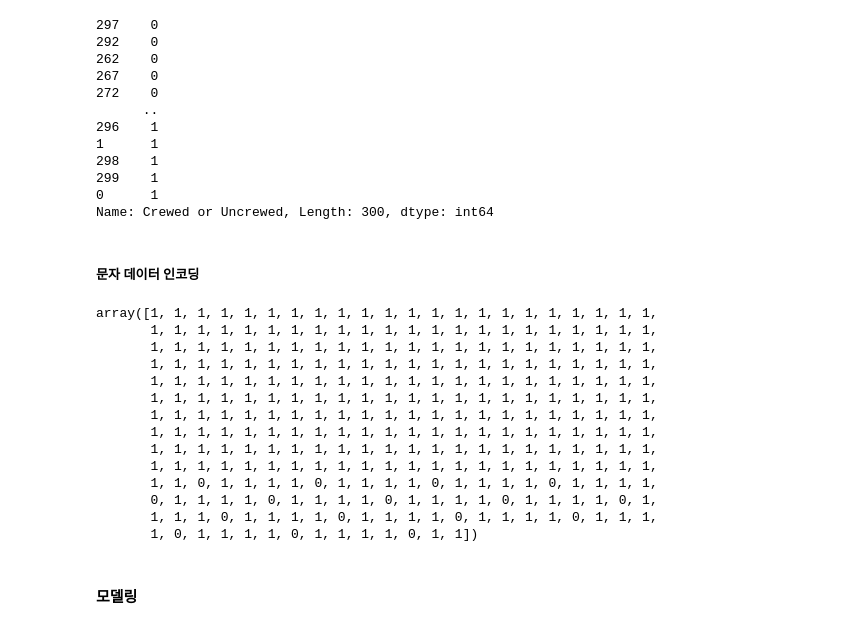
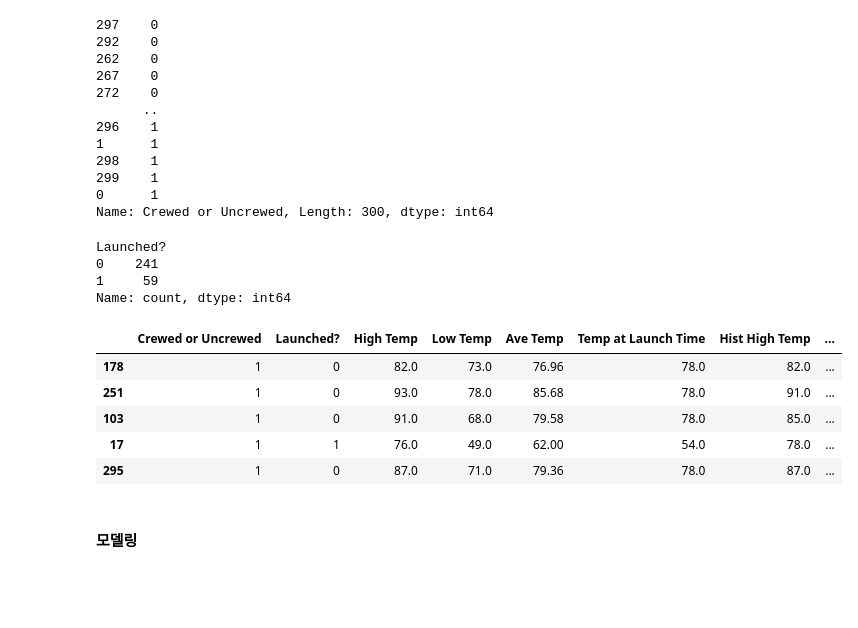
Before and after one commit to jimena1lee/pythonmlproject, a Jupyter notebook: 04_RocketLaunch.ipynb, the cells around one changed output. Saved outputs shown, nothing was run; the diff lists cells and outputs as text; code cells hidden in the pictures; blank space fills up the shorter version.

```diff
--- a/04_RocketLaunch.ipynb
+++ b/04_RocketLaunch.ipynb
@@ -242,29 +251,24 @@ rocket['Crewed or Uncrewed'].sort_values()
 299    1
 0      1
 Name: Crewed or Uncrewed, Length: 300, dtype: int64
+# %%
+rocket['Launched?'].value_counts(dropna=False)
+# %% [output]
+Launched?
+0    241
+1     59
+Name: count, dtype: int64
 # %%
 rocket['Launched?'] = rocket['Launched?'].map({'Y':1, 'N':0})
-# %% [markdown]
-##### 문자 데이터 인코딩
-# %%
-from sklearn.preprocessing import LabelEncoder
-le = LabelEncoder()
-le.fit_transform(rocket['Crewed or Uncrewed'])
-# %% [output]
-array([1, 1, 1, 1, 1, 1, 1, 1, 1, 1, 1, 1, 1, 1, 1, 1, 1, 1, 1, 1, 1, 1,
-       1, 1, 1, 1, 1, 1, 1, 1, 1, 1, 1, 1, 1, 1, 1, 1, 1, 1, 1, 1, 1, 1,
-       1, 1, 1, 1, 1, 1, 1, 1, 1, 1, 1, 1, 1, 1, 1, 1, 1, 1, 1, 1, 1, 1,
-       1, 1, 1, 1, 1, 1, 1, 1, 1, 1, 1, 1, 1, 1, 1, 1, 1, 1, 1, 1, 1, 1,
-       1, 1, 1, 1, 1, 1, 1, 1, 1, 1, 1, 1, 1, 1, 1, 1, 1, 1, 1, 1, 1, 1,
-       1, 1, 1, 1, 1, 1, 1, 1, 1, 1, 1, 1, 1, 1, 1, 1, 1, 1, 1, 1, 1, 1,
-       1, 1, 1, 1, 1, 1, 1, 1, 1, 1, 1, 1, 1, 1, 1, 1, 1, 1, 1, 1, 1, 1,
-       1, 1, 1, 1, 1, 1, 1, 1, 1, 1, 1, 1, 1, 1, 1, 1, 1, 1, 1, 1, 1, 1,
-       1, 1, 1, 1, 1, 1, 1, 1, 1, 1, 1, 1, 1, 1, 1, 1, 1, 1, 1, 1, 1, 1,
-       1, 1, 1, 1, 1, 1, 1, 1, 1, 1, 1, 1, 1, 1, 1, 1, 1, 1, 1, 1, 1, 1,
-       1, 1, 0, 1, 1, 1, 1, 0, 1, 1, 1, 1, 0, 1, 1, 1, 1, 0, 1, 1, 1, 1,
-       0, 1, 1, 1, 1, 0, 1, 1, 1, 1, 0, 1, 1, 1, 1, 0, 1, 1, 1, 1, 0, 1,
-       1, 1, 1, 0, 1, 1, 1, 1, 0, 1, 1, 1, 1, 0, 1, 1, 1, 1, 0, 1, 1, 1,
-       1, 0, 1, 1, 1, 1, 0, 1, 1, 1, 1, 0, 1, 1])
+# %%
+rocket.sample(5)
+# %% [output]
+|  | Crewed or Uncrewed | Launched? | High Temp | Low Temp | Ave Temp | Temp at Launch Time | Hist High Temp | ... |
+| 178 | 1 | 0 | 82.0 | 73.0 | 76.96 | 78.0 | 82.0 | ... |
+| 251 | 1 | 0 | 93.0 | 78.0 | 85.68 | 78.0 | 91.0 | ... |
+| 103 | 1 | 0 | 91.0 | 68.0 | 79.58 | 78.0 | 85.0 | ... |
+| 17 | 1 | 1 | 76.0 | 49.0 | 62.00 | 54.0 | 78.0 | ... |
+| 295 | 1 | 0 | 87.0 | 71.0 | 79.36 | 78.0 | 87.0 | ... |
 # %% [markdown]
 #### 모델링
 # %%
```
Also changed, not shown: parts of 9 cells of this notebook, 2 other files.
